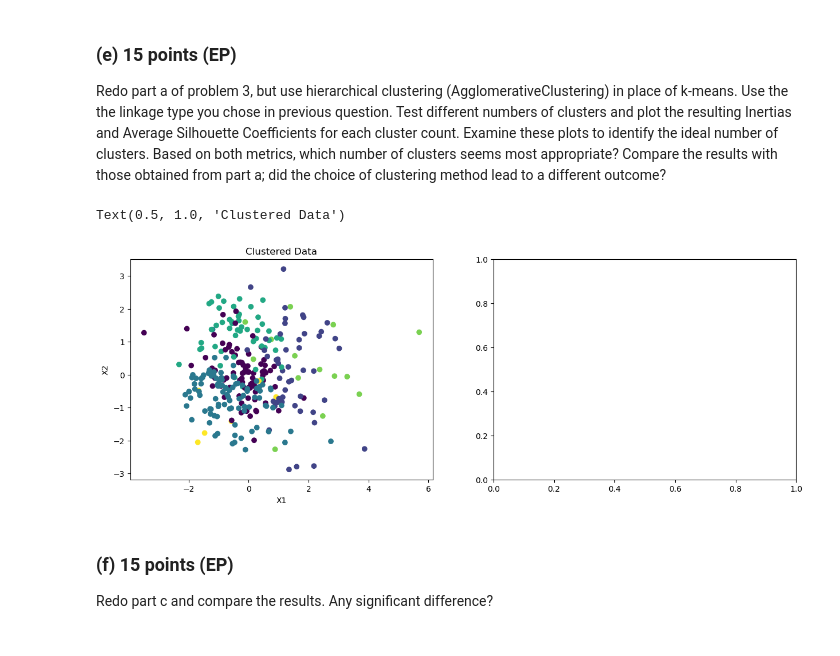
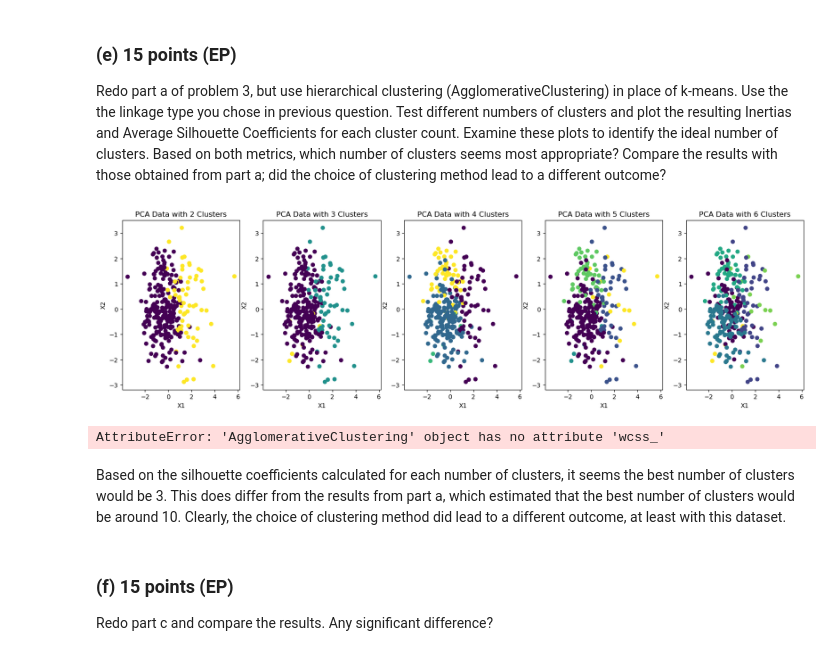
Before and after one commit to Ben-Heinze/CSCI-491-Data-Visualization, a Jupyter notebook: Assignment 3/3- Scatterplot, dimension reduction and clustering.ipynb, the cells around one changed output. Drawn from its saved outputs; the diff is of its cells as text; code cells hidden in the pictures.

```diff
--- a/Assignment 3/3- Scatterplot, dimension reduction and clustering.ipynb
+++ b/Assignment 3/3- Scatterplot, dimension reduction and clustering.ipynb
@@ -355,16 +368,37 @@ Based on the three dendrograms generated above, it appears that the dendrogram u
 # %% [markdown]
 ### (e) 15 points (EP)
 Redo part a of problem 3, but use hierarchical clustering (AgglomerativeClustering) in place of k-means. Use the the linkage type you chose in previous question. Test different numbers of clusters and plot the resulting Inertias and Average Silhouette Coefficients for each cluster count. Examine these plots to identify the ideal number of clusters. Based on both metrics, which number of clusters seems most appropriate? Compare the results with those obtained from part a; did the choice of clustering method lead to a different outcome?
-# %%
-model = AgglomerativeClustering(n_clusters=6, metric='euclidean', linkage='ward')
-model.fit_predict(pcaTransformedDataset)
-labels = model.labels_
 # %%
-fig, ax = plt.subplots(1,2, figsize=(15,5))
-ax[0].scatter(pcaTransformedDataset[:,0],pcaTransformedDataset[:,1], c=labels)
-ax[0].set_xlabel('X1')
-ax[0].set_ylabel('X2')
-ax[0].set_title('Clustered Data')
+fig, ax = plt.subplots(1,5, figsize=(20,5))
+
+for n_clusters in range(2,7):
+    AggModel = AgglomerativeClustering(n_clusters=n_clusters, metric='euclidean', linkage='ward')
+    AggModel.fit_predict(pcaTransformedDataset)
+    labels = AggModel.labels_
+
+    ax[n_clusters-2].scatter(pcaTransformedDataset[:,0],pcaTransformedDataset[:,1], c=labels)
+    ax[n_clusters-2].set_xlabel('X1')
+    ax[n_clusters-2].set_ylabel('X2')
+    ax[n_clusters-2].set_title('PCA Data with ' + str(n_clusters) + ' Clusters')
 # %% [output]
-Text(0.5, 1.0, 'Clustered Data')
-[figure, old version]
+[figure, new version]
+# %%
+# calculate silhouette coefficients
+S_scores = []
+
+for n_clusters in range(2, 7):
+    model = AgglomerativeClustering(n_clusters=n_clusters, metric='euclidean', linkage='ward')
+    model.fit_predict(pcaTransformedDataset)
+    model.wcss_
+    # Predict the cluster for each data point
+    preds  = model.labels_
+
+    # Calculate the mean silhouette coefficient for the number of clusters chosen
+    score = silhouette_score(pcaTransformedDataset, preds, metric='euclidean')
+    #print('For n_clusters = {}, the average silhouette_score is : {}'
+    #      .format(n_clusters, score.round(5)))
+    S_scores.append(score)
+
+    #notice how 4 has the largest silhouette score, which is the recommended best number of clusters
+# %% [output]
+AttributeError: 'AgglomerativeClustering' object has no attribute 'wcss_'
@@ -371,3 +411,5 @@ Text(0.5, 1.0, 'Clustered Data')
+# %% [markdown]
+Based on the silhouette coefficients calculated for each number of clusters, it seems the best number of clusters would be 3. This does differ from the results from part a, which estimated that the best number of clusters would be around 10. Clearly, the choice of clustering method did lead to a different outcome, at least with this dataset.
 # %% [markdown]
 ### (f) 15 points (EP)
 Redo part c and compare the results. Any significant difference?
```
Also changed, not shown: parts of 6 cells of this notebook.
